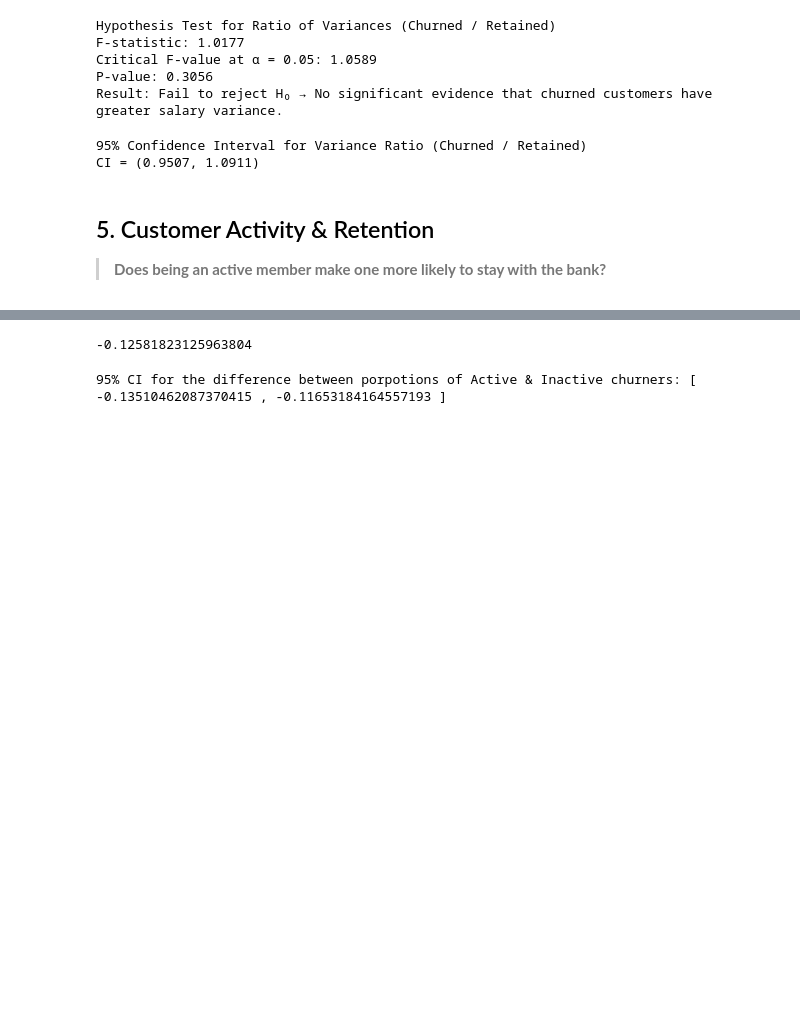
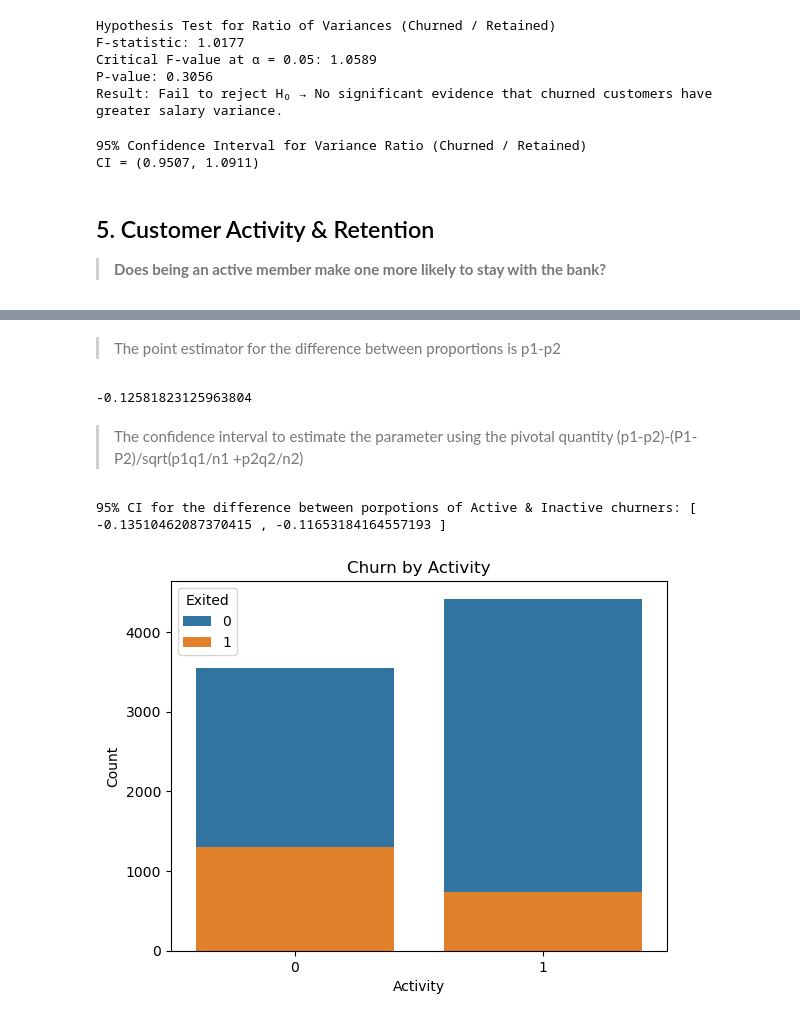
Before and after one commit to david-boules/Customer-Churn-Analysis, a Jupyter notebook: data-analysis.ipynb, the cells around one changed output, grey strips where cells are left out. Cells and saved outputs as stored; diff of their text form; code cells hidden in the pictures; blank space fills up the shorter version.

Commit message:
added churn by activity graph

```diff
--- a/data-analysis.ipynb
+++ b/data-analysis.ipynb
@@ -614,10 +634,15 @@ NotActive = df['IsActiveMember']==0
 # %%
 ActiveChurn = df[Active & (df['Exited']==1)].shape[0] / df[Active].shape[0]
 InActiveChurn = df[NotActive & (df['Exited']==1)].shape[0] / df[NotActive].shape[0]
-P2_difference  = ActiveChurn - InActiveChurn
-print (P2_difference)
-# %% [output]
--0.12581823125963804
+# %% [markdown]
+> The point estimator for the difference between proportions is p1-p2
+# %%
+P2_difference  = ActiveChurn - InActiveChurn
+print (P2_difference)
+# %% [output]
+-0.12581823125963804
+# %% [markdown]
+> The confidence interval to estimate the parameter using the pivotal quantity (p1-p2)-(P1-P2)/sqrt(p1q1/n1 +p2q2/n2)
 # %%
 z_value = norm.ppf(0.95)
 n = 10000
@@ -627,3 +652,14 @@ UL = ActiveChurn - InActiveChurn + z_value * (((ActiveChurn*(1-ActiveChurn))/n)
 print("95% CI for the difference between porpotions of Active & Inactive churners: [", LL, ",", UL, "]")
 # %% [output]
 95% CI for the difference between porpotions of Active & Inactive churners: [ -0.13510462087370415 , -0.11653184164557193 ]
+# %%
+sns.countplot(x='IsActiveMember', hue='Exited', data=df, dodge=False)
+
+plt.title('Churn by Activity')
+plt.xlabel('Activity')
+plt.ylabel('Count')
+plt.xticks(rotation=0)
+plt.legend(title='Exited')
+plt.show()
+# %% [output]
+[figure, added]
```
Also changed, not shown: parts of 10 cells of this notebook.
